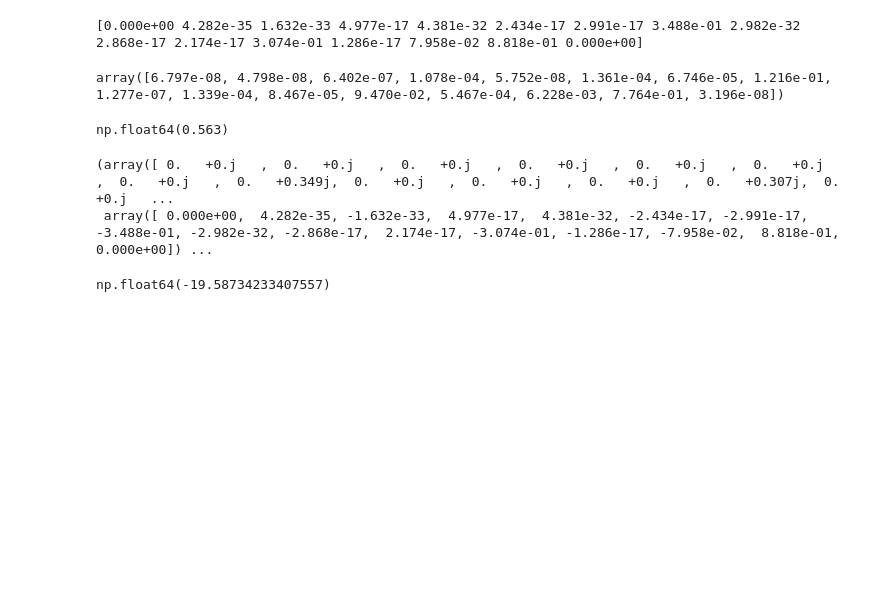
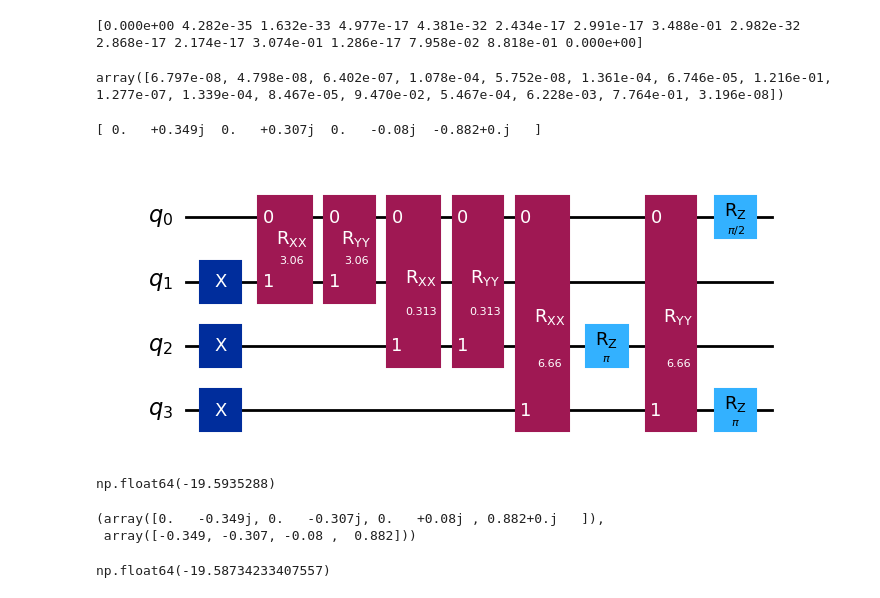
Before and after one commit to Waterbird20/QuantumChallenge, a Jupyter notebook: Prob3/src/prob3.ipynb, the cells around one changed output. Saved outputs shown, nothing was run; the diff lists cells and outputs as text; code cells hidden in the pictures; blank space fills up the shorter version.

Commit message:
Ground state energy

```diff
--- a/Prob3/src/prob3.ipynb
+++ b/Prob3/src/prob3.ipynb
@@ -270,14 +270,21 @@ class QAOASimulator(H_sg):
 
 		return state
 
-	def circuit(self, parameter):
+	def circuit(self, parameters):
 		qc = qiskit.QuantumCircuit(self.num_qubits)
 		for i in range(1,self.num_qubits):
 			qc.x(i)
-		for pair, parameter in zip(self.index, parameter):
+		for pair, parameter in zip(self.index, parameters):
 			qc.rxx(parameter, pair[0], pair[1])
 			qc.ryy(parameter, pair[0], pair[1])
+		qc.rz(np.pi/2, 0)
 		# TODO : adjust phase
+		temp = self.ansatz(parameters)[[7,11,13,14]]
+		print(temp)
+		temp[0:3] *= (1j if temp[3] > 0 else -1j)
+		temp = (temp > 0)
+		for i in range(3):
+			qc.rz(np.pi, 3-i) if temp[i] else None
 
 		self.qc = qc
 
@@ -292,10 +299,11 @@ class QAOASimulator(H_sg):
 
 	def optimize(self):
 		random_para = np.random.rand(3)*2*np.pi
+		#initial_para = np.ones(3)
 		res = scipy.optimize.minimize(test.cost, random_para, method="L-BFGS-B")
-		sol = res.x % (2*np.pi)
+		#sol = res.x
 
-		return sol
+		return res
 
 	def _calculate_expectation(self, basis, i, j=None):
 		"""
@@ -332,8 +340,16 @@ class QAOASimulator(H_sg):
 	def energy(self):
 		energy = 0
 		combinations = itertools.combinations([i for i in range(self.num_qubits)], 2)
+
 		for coefficient, pair in zip(self.coefficients1, combinations):
+			energy += coefficient * self._calculate_expectation("x", pair[0], pair[1])
+			energy += coefficient * self._calculate_expectation("y", pair[0], pair[1])
+			energy += coefficient * self._calculate_expectation("z", pair[0], pair[1])
 
+		for idx, coefficient in enumerate(self.coefficients2):
+			energy += coefficient * self._calculate_expectation("z", idx)
+
+		return energy
 
 	def perform_measure(self, num_shots=10000):
 
@@ -343,7 +359,6 @@ class QAOASimulator(H_sg):
 
 		for i in range(self.num_qubits):
 			qc_x.h(i)
-
 			qc_y.s(i)
 			qc_y.h(i)
 
@@ -364,18 +379,23 @@ class QAOASimulator(H_sg):
 		return self.measurement_outcome
 # %%
 test = QAOASimulator([-1,2,3,-2,-3,-4],[1,-1,2,3],[(0,1),(0,2),(0,3)],4)
+sol = test.optimize()
+sol, sol.x % (2*np.pi)
+test.circuit(sol.x).draw("mpl")
+# %% [output]
+[ 0.   +0.349j  0.   +0.307j  0.   -0.08j  -0.882+0.j   ]
+[figure, added]
-# %%
-sol = test.optimize()
-qc = test.circuit(sol)
-outcome = test.perform_measure()
-test._calculate_expectation("z",0)
-# %% [output]
-np.float64(0.563)
+# %%
+outcome = test.perform_measure(num_shots=10000000)
+ground_energy =  test.energy()
+ground_energy
+# %% [output]
+np.float64(-19.5935288)
 # %%
-test.ansatz(sol), test.exact_ground.real
+test.ansatz(sol.x)[[7,11,13,14]], test.exact_ground.real[[7,11,13,14]]
 # %% [output]
-(array([ 0.   +0.j   ,  0.   +0.j   ,  0.   +0.j   ,  0.   +0.j   ,  0.   +0.j   ,  0.   +0.j   ,  0.   +0.j   ,  0.   +0.349j,  0.   +0.j   ,  0.   +0.j   ,  0.   +0.j   ,  0.   +0.307j,  0.   +0.j   ...
- array([ 0.000e+00,  4.282e-35, -1.632e-33,  4.977e-17,  4.381e-32, -2.434e-17, -2.991e-17, -3.488e-01, -2.982e-32, -2.868e-17,  2.174e-17, -3.074e-01, -1.286e-17, -7.958e-02,  8.818e-01,  0.000e+00]) ...
+(array([0.   -0.349j, 0.   -0.307j, 0.   +0.08j , 0.882+0.j   ]),
+ array([-0.349, -0.307, -0.08 ,  0.882]))
 # %%
 e, v = np.linalg.eigh(test.H_sg)
 # %%
```
